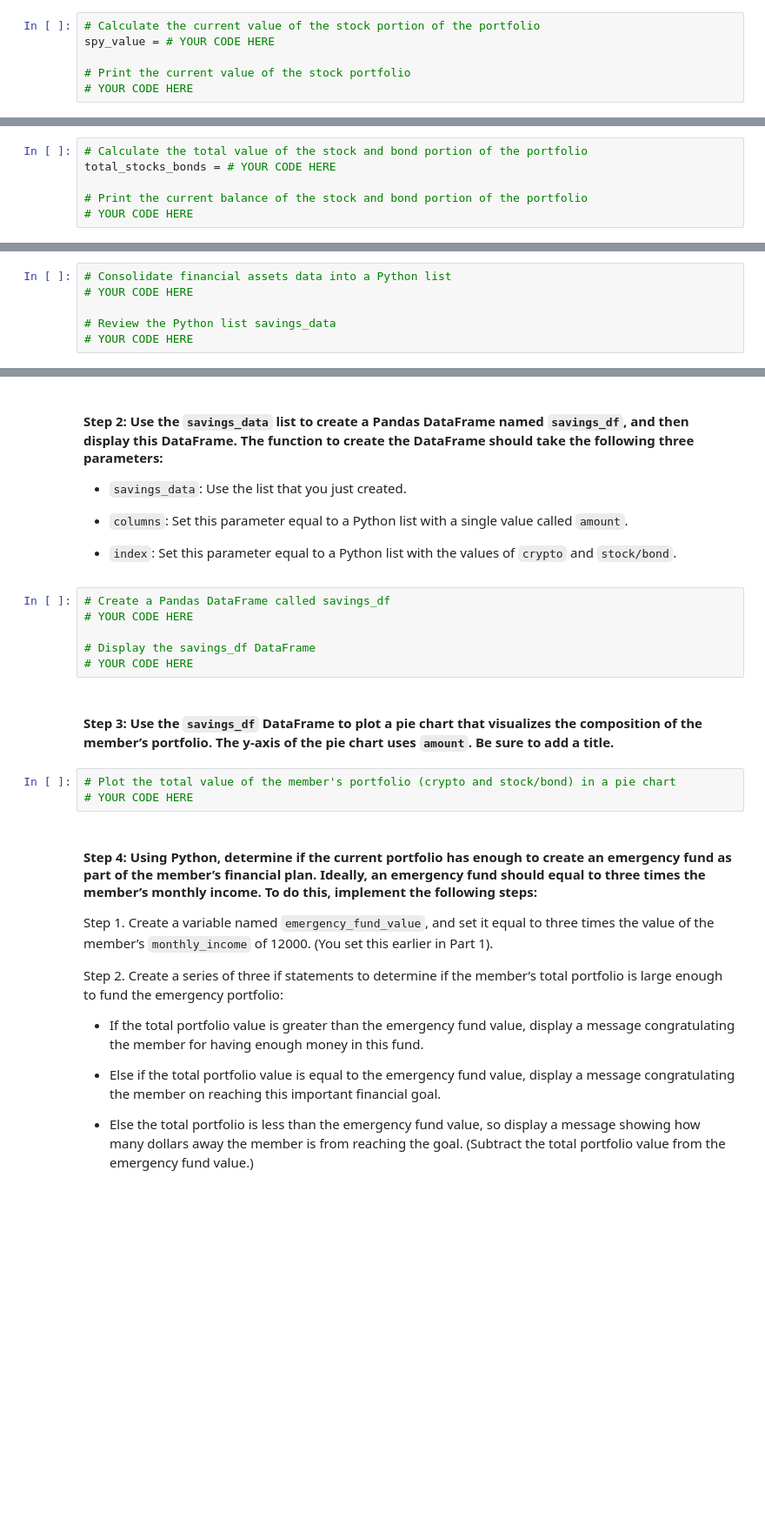
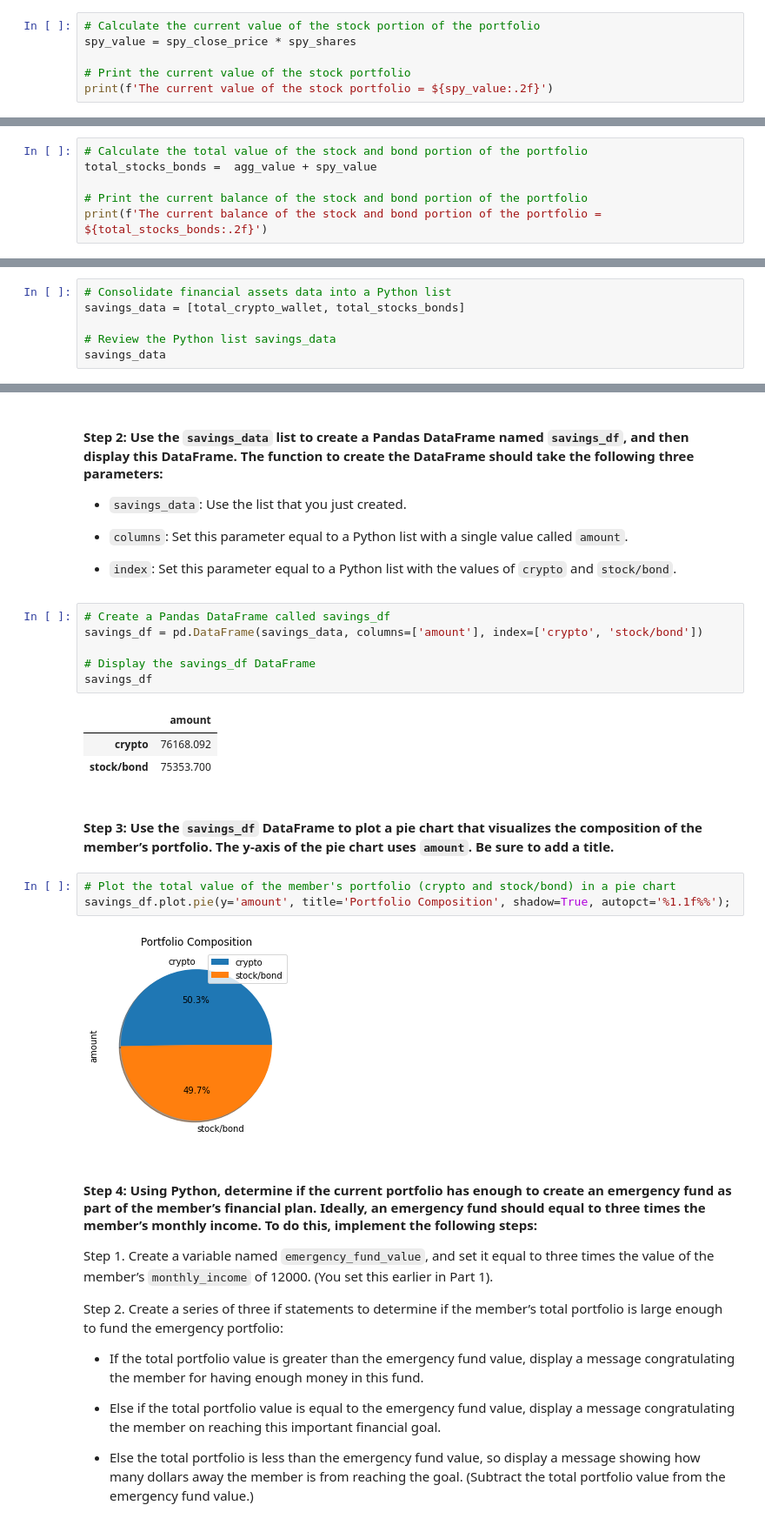
Before and after one commit to Hderek22/POM_Financial_Planners, a Jupyter notebook: POM_financial_planner/financial_planning_tools.ipynb, the cells around one changed output, grey strips where cells are left out. Shown: that part at 87% size. Cells and saved outputs as stored; diff of their text form; blank space fills up the shorter version.

```diff
--- a/POM_financial_planner/financial_planning_tools.ipynb
+++ b/POM_financial_planner/financial_planning_tools.ipynb
@@ -268,6 +270,6 @@ agg_value = # YOUR CODE HERE
 # %%
 # Calculate the current value of the stock portion of the portfolio
-spy_value = # YOUR CODE HERE
+spy_value = spy_close_price * spy_shares
 
 # Print the current value of the stock portfolio
-# YOUR CODE HERE
+print(f'The current value of the stock portfolio = ${spy_value:.2f}')
@@ -274,6 +278,6 @@ spy_value = # YOUR CODE HERE
 # %%
 # Calculate the total value of the stock and bond portion of the portfolio
-total_stocks_bonds = # YOUR CODE HERE
+total_stocks_bonds =  agg_value + spy_value
 
 # Print the current balance of the stock and bond portion of the portfolio
-# YOUR CODE HERE
+print(f'The current balance of the stock and bond portion of the portfolio = ${total_stocks_bonds:.2f}')
@@ -316,7 +324,7 @@ In this section, you’ll use the valuations for the cryptocurrency wallet and f
 #### Step 1: Create a Python list named `savings_data` that has two elements. The first element contains the total value of the cryptocurrency wallet. The second element contains the total value of the stock and bond portions of the portfolio.
 # %%
 # Consolidate financial assets data into a Python list
-# YOUR CODE HERE
+savings_data = [total_crypto_wallet, total_stocks_bonds]
 
 # Review the Python list savings_data
-# YOUR CODE HERE
+savings_data
@@ -330,15 +340,21 @@ In this section, you’ll use the valuations for the cryptocurrency wallet and f
 - `index`: Set this parameter equal to a Python list with the values of `crypto` and `stock/bond`.
 # %%
 # Create a Pandas DataFrame called savings_df
-# YOUR CODE HERE
+savings_df = pd.DataFrame(savings_data, columns=['amount'], index=['crypto', 'stock/bond'])
 
 # Display the savings_df DataFrame
-# YOUR CODE HERE
+savings_df
+# %% [output]
+|  | amount |
+| crypto | 76168.092 |
+| stock/bond | 75353.700 |
 # %% [markdown]
 #### Step 3: Use the `savings_df` DataFrame to plot a pie chart that visualizes the composition of the member’s portfolio. The y-axis of the pie chart uses `amount`. Be sure to add a title.
 # %%
 # Plot the total value of the member's portfolio (crypto and stock/bond) in a pie chart
-# YOUR CODE HERE
+savings_df.plot.pie(y='amount', title='Portfolio Composition', shadow=True, autopct='%1.1f%%');
+# %% [output]
+[figure, added]
 # %% [markdown]
 #### Step 4: Using Python, determine if the current portfolio has enough to create an emergency fund as part of the member’s financial plan. Ideally, an emergency fund should equal to three times the member’s monthly income. To do this, implement the following steps:
 
```
Also changed, not shown: parts of 35 cells of this notebook.
